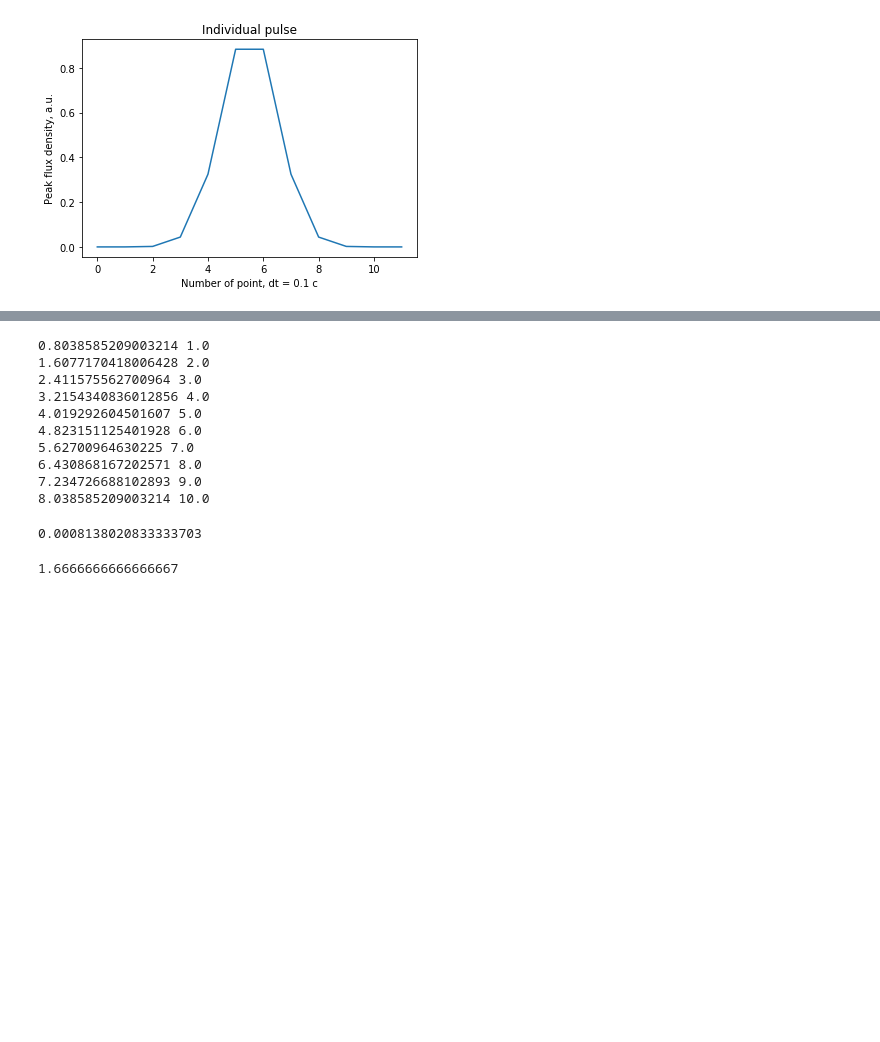
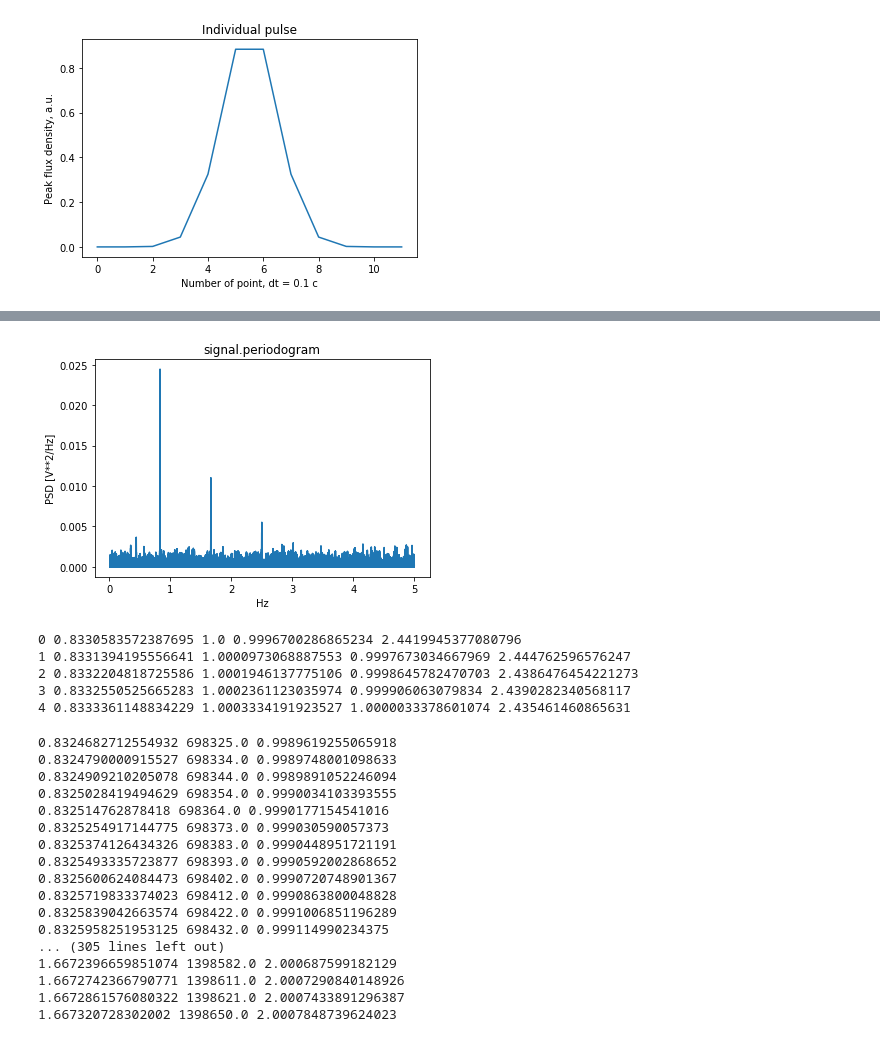
Before and after one commit to KazAndr/bsa3, a Jupyter notebook: pulsar_generator.ipynb, the cells around one changed output, grey strips where cells are left out. Drawn from its saved outputs; the diff is of its cells as text; code cells hidden in the pictures; blank space fills up the shorter version.

```diff
--- a/pulsar_generator.ipynb
+++ b/pulsar_generator.ipynb
@@ -194,0 +161,12 @@ plt.show()
+# %%
+tres = 10000
+plt.plot(f_2n[tres:],Pxx_den_2n[tres:])
+plt.title('signal.periodogram')
+plt.ylabel('PSD [V**2/Hz]')
+plt.xlabel('Hz')
+# plt.axhline(0.3*max(Pxx_den))
+# plt.ylim(0, 0.00003)
+#plt.xlim(0.8, 0.87)
+plt.show()
+# %% [output]
+[figure, added]
@@ -195,24 +176,40 @@ plt.show()
+# %%
+peaks_origin, _ = signal.find_peaks(Pxx_den_tresed, height=0.996*max(Pxx_den_tresed))
+true_harm = 1/period_s
+main_harm = f_tresed[peaks_origin][0]
+j = 0
+for i in f_tresed[peaks_origin][:]:
+    x = 100*Pxx_den_tresed[np.where(f_tresed == i)]
+    if True :#x[0] > 2.84:
+        print(j ,i, i/main_harm, i/true_harm, x[0])
+    j +=1
+# %% [output]
+0 0.8330583572387695 1.0 0.9996700286865234 2.4419945377080796
+1 0.8331394195556641 1.0000973068887553 0.9997673034667969 2.444762596576247
+2 0.8332204818725586 1.0001946137775106 0.9998645782470703 2.4386476454221273
+3 0.8332550525665283 1.0002361123035974 0.999906063079834 2.4390282340568117
+4 0.8333361148834229 1.0003334191923527 1.0000033378601074 2.435461460865631
 # %%
-peaks, _ = signal.find_peaks(Pxx_den, height=0.5*max(Pxx_den))
-main_harm = f[peaks][0]
-for i in f[peaks][0:10]:
-    print(i, i/main_harm)
+peaks_2n, _ = signal.find_peaks(Pxx_den_2n, height=0.3*max(Pxx_den_2n))
+true_harm = 1/period_s
+main_harm = f[peaks_2n][0]
+for i in f[peaks_2n][300:]:
+    print(i, i/main_harm, i/true_harm)
 # %% [output]
-0.8038585209003214 1.0
-1.6077170418006428 2.0
-2.411575562700964 3.0
-3.2154340836012856 4.0
-4.019292604501607 5.0
-4.823151125401928 6.0
-5.62700964630225 7.0
-6.430868167202571 8.0
-7.234726688102893 9.0
-8.038585209003214 10.0
+0.8324682712554932 698325.0 0.9989619255065918
+0.8324790000915527 698334.0 0.9989748001098633
+0.8324909210205078 698344.0 0.9989891052246094
+0.8325028419494629 698354.0 0.9990034103393555
+0.832514762878418 698364.0 0.9990177154541016
+0.8325254917144775 698373.0 0.999030590057373
+0.8325374126434326 698383.0 0.9990448951721191
+0.8325493335723877 698393.0 0.9990592002868652
+0.8325600624084473 698402.0 0.9990720748901367
+0.8325719833374023 698412.0 0.9990863800048828
+0.8325839042663574 698422.0 0.9991006851196289
+0.8325958251953125 698432.0 0.999114990234375
+... (305 lines left out)
+1.6672396659851074 1398582.0 2.000687599182129
+1.6672742366790771 1398611.0 2.0007290840148926
+1.6672861576080322 1398621.0 2.0007433891296387
+1.667320728302002 1398650.0 2.0007848739624023
-# %%
-print(abs(main_harm - 1/period_s))
-# %% [output]
-0.0008138020833333703
-# %%
-print(2/period_s)
-# %% [output]
-1.6666666666666667
```
Also changed, not shown: parts of 18 cells of this notebook.
